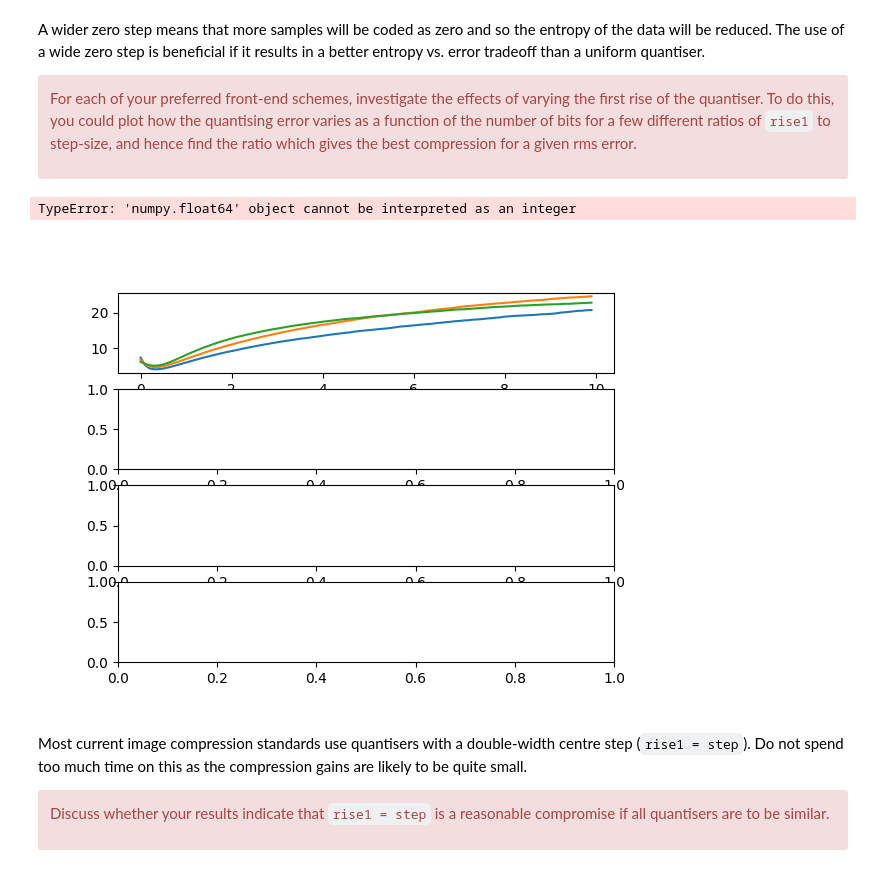
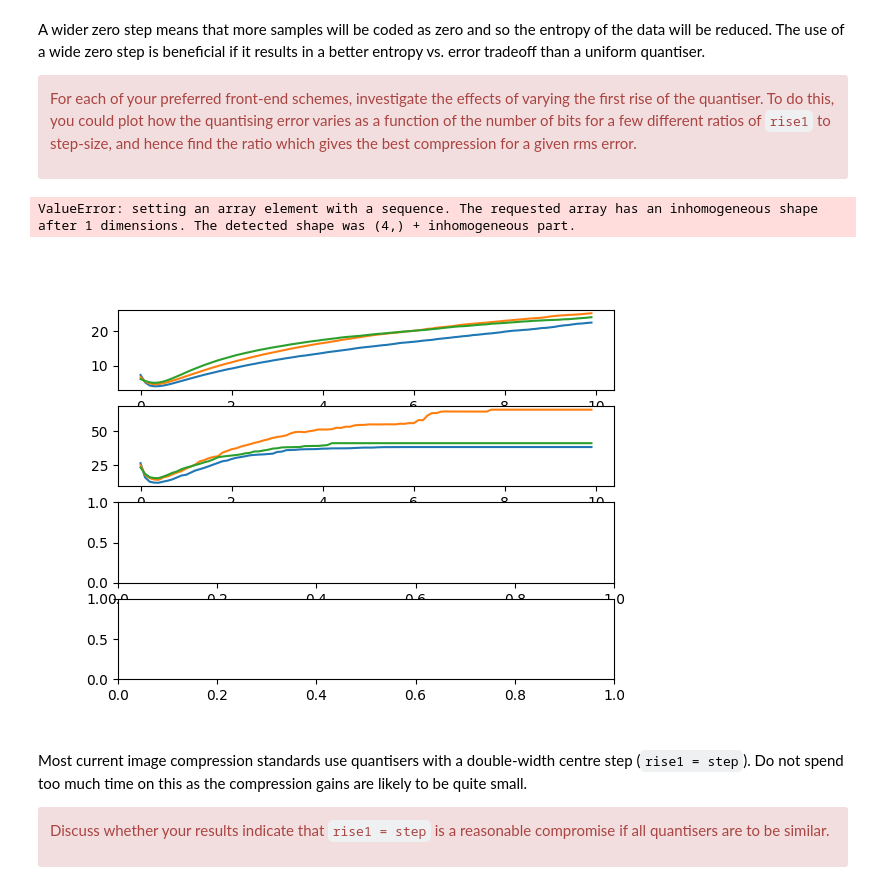
Before and after one commit to mas302/cued_sf2_lab, a Jupyter notebook: 10-11-selection-centre-clipped.ipynb, the cells around one changed output. Saved outputs shown, nothing was run; the diff lists cells and outputs as text; code cells hidden in the pictures.

```diff
--- a/10-11-selection-centre-clipped.ipynb
+++ b/10-11-selection-centre-clipped.ipynb
@@ -104,6 +104,7 @@ bridge = bridge - 128.0
 
 step = 20
 factors = np.arange(0,10,0.1)
+h = np.array([1, 4, 6, 4, 1]) / 16.0
 
 def dct_rise_error(image1, step, image2 = None, image3 = None):
     errors = []
@@ -129,19 +130,19 @@ def dwt_rise_error(image1, step, image2 = None, image3 = None):
     errors = []
     for i in factors:
         rise1 = step * i
-        errors.append(dwt_std(image1, step, rise1, 5, None))
+        errors.append(dwt_std(image1, step, rise1, 5))
 
     if image2 is not None:
         errors2 = []
         for i in factors:
             rise2 = step * i
-            errors2.append(dwt_std(image2, step, rise2, 5, None))
+            errors2.append(dwt_std(image2, step, rise2, 5))
 
     if image3 is not None:
         errors3 = []
         for i in factors:
             rise3 = step * i
-            errors3.append(dwt_std(image3, step, rise3, 5, None))
+            errors3.append(dwt_std(image3, step, rise3, 5))
 
     return errors, errors2, errors3
 
@@ -149,19 +150,19 @@ def lp_rise_error(image1, step, image2 = None, image3 = None):
     errors = []
     for i in factors:
         rise1 = step * i
-        errors.append(lp_std(image1, step, rise1))
+        errors.append(lp_std(image1, step, 4, h, rise1))
 
     if image2 is not None:
         errors2 = []
         for i in factors:
             rise2 = step * i
-            errors2.append(lp_std(image2, step, rise2))
+            errors2.append(lp_std(image2, step, 4, h , rise2))
 
     if image3 is not None:
         errors3 = []
         for i in factors:
             rise3 = step * i
-            errors3.append(lp_std(image3, step, rise3))
+            errors3.append(lp_std(image3, step, 4, h, rise3)[-1])
 
     return errors, errors2, errors3
 
@@ -186,35 +187,35 @@ def lbt_rise_error(image1, step, image2 = None, image3 = None):
     return errors, errors2, errors3
 
 
 errors, errors2, errors3 = dct_rise_error(lighthouse, step, flamingo, bridge)
 fig, axs = plt.subplots(4)
 axs[0].plot(factors, errors, label = 'Lighthouse')
 axs[0].plot(factors, errors2, label = 'Flamingo')
 axs[0].plot(factors, errors3, label = 'Bridge')
 
 errors1, errors21, errors31 = dwt_rise_error(lighthouse, step, flamingo, bridge)
 axs[1].plot(factors, errors1, label = 'Lighthouse')
 axs[1].plot(factors, errors21, label = 'Flamingo')
 axs[1].plot(factors, errors31, label = 'Bridge')
 
 errors2, errors22, errors32 = lp_rise_error(lighthouse, step, flamingo, bridge)
 axs[2].plot(factors, errors2, label = 'Lighthouse')
 axs[2].plot(factors, errors22, label = 'Flamingo')
 axs[2].plot(factors, errors32, label = 'Bridge')
 
 errors1, errors21, errors31 = dct_rise_error(lighthouse, step, flamingo, bridge)
 axs[3].plot(factors, errors1, label = 'Lighthouse')
 axs[3].plot(factors, errors21, label = 'Flamingo')
 axs[3].plot(factors, errors31, label = 'Bridge')
 
 
 fig.text(0.5, 0.04, 'Ratio of rise to step size', ha='center', va='center' )
 fig.text(0.06, 0.5, 'RMS Error', ha='center', va='center', rotation='vertical')
 
 plt.show()
 # %% [output]
-TypeError: 'numpy.float64' object cannot be interpreted as an integer
+ValueError: setting an array element with a sequence. The requested array has an inhomogeneous shape after 1 dimensions. The detected shape was (4,) + inhomogeneous part.
-[figure, old version]
+[figure, new version]
 # %% [markdown]
 Most current image compression standards use quantisers with a
 double-width centre step (`rise1 = step`). Do not spend too much time
```
